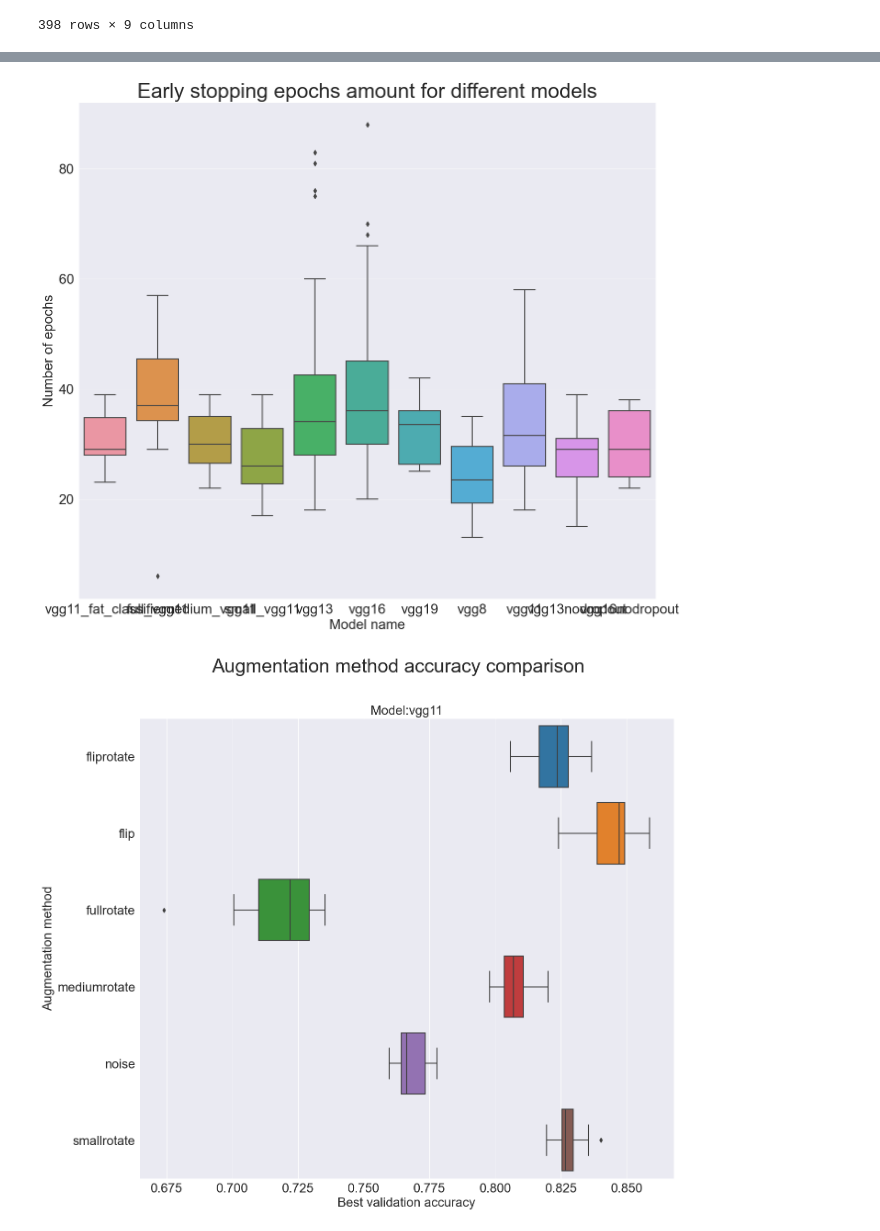
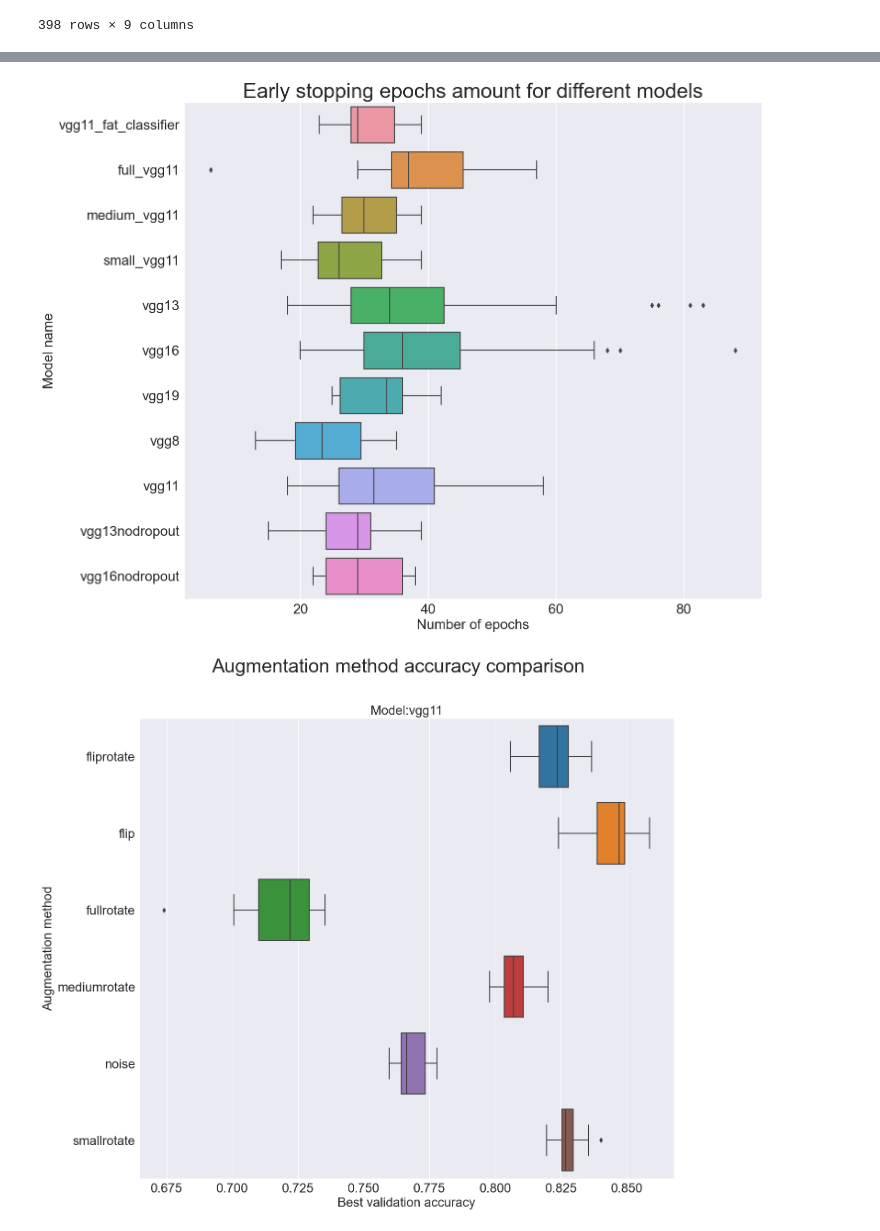
Before and after one commit to jakfol1217/DeepLearning, a Jupyter notebook: Project1/Experiment Analysis.ipynb, the cells around one changed output, grey strips where cells are left out. Drawn from its saved outputs; the diff is of its cells as text; code cells hidden in the pictures.

```diff
--- a/Project1/Experiment Analysis.ipynb
+++ b/Project1/Experiment Analysis.ipynb
@@ -72,12 +72,12 @@ plt.show()
 # %%
 plt.figure(figsize=(15,13))
-sns.boxplot(y="epochs", x = "name", data= res_df)
+sns.boxplot(x="epochs", y = "name", data= res_df)
 plt.title("Early stopping epochs amount for different models", fontsize=30)
-plt.ylabel("Number of epochs", fontsize=20)
-plt.xlabel("Model name", fontsize=20)
+plt.xlabel("Number of epochs", fontsize=20)
+plt.ylabel("Model name", fontsize=20)
 plt.show()
 # %% [output]
-[figure, old version]
+[figure, new version]
 # %%
 fig, ax = plt.subplots(1, 1, figsize=(15,13), sharex='col')
 fig.suptitle("Augmentation method accuracy comparison", fontsize=30)
```
Also changed, not shown: parts of 1 cell of this notebook.
